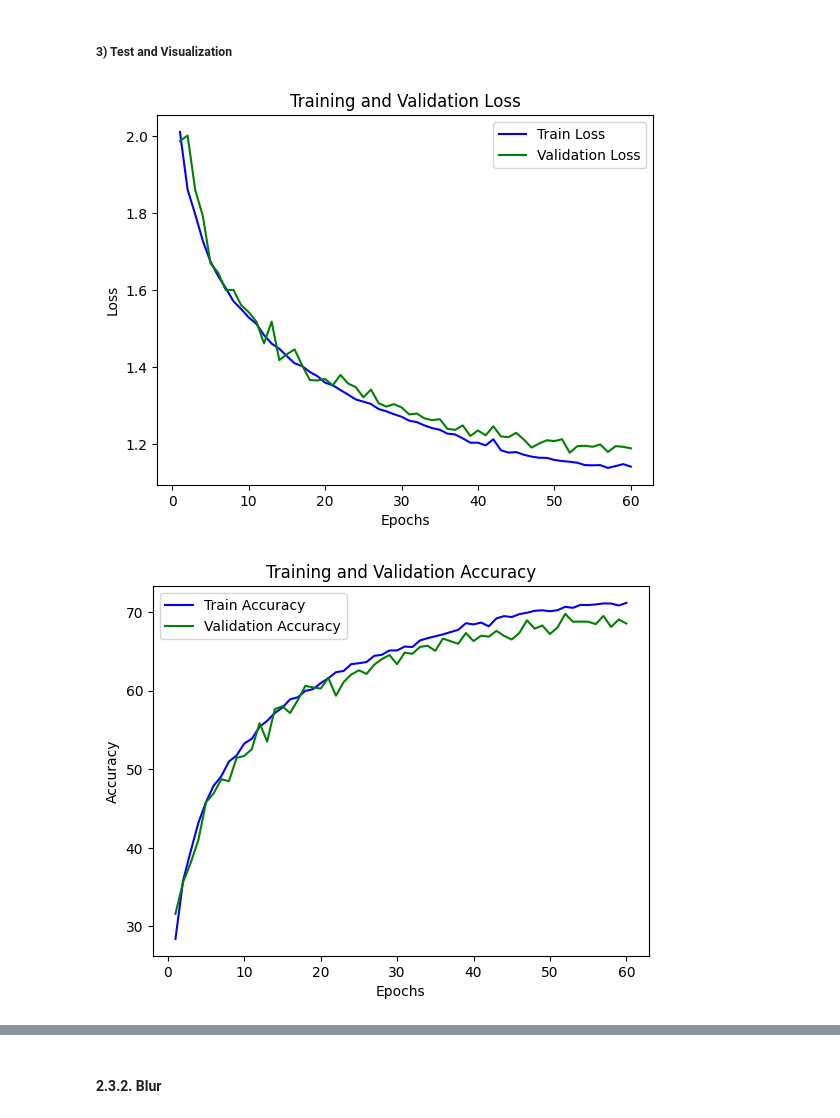
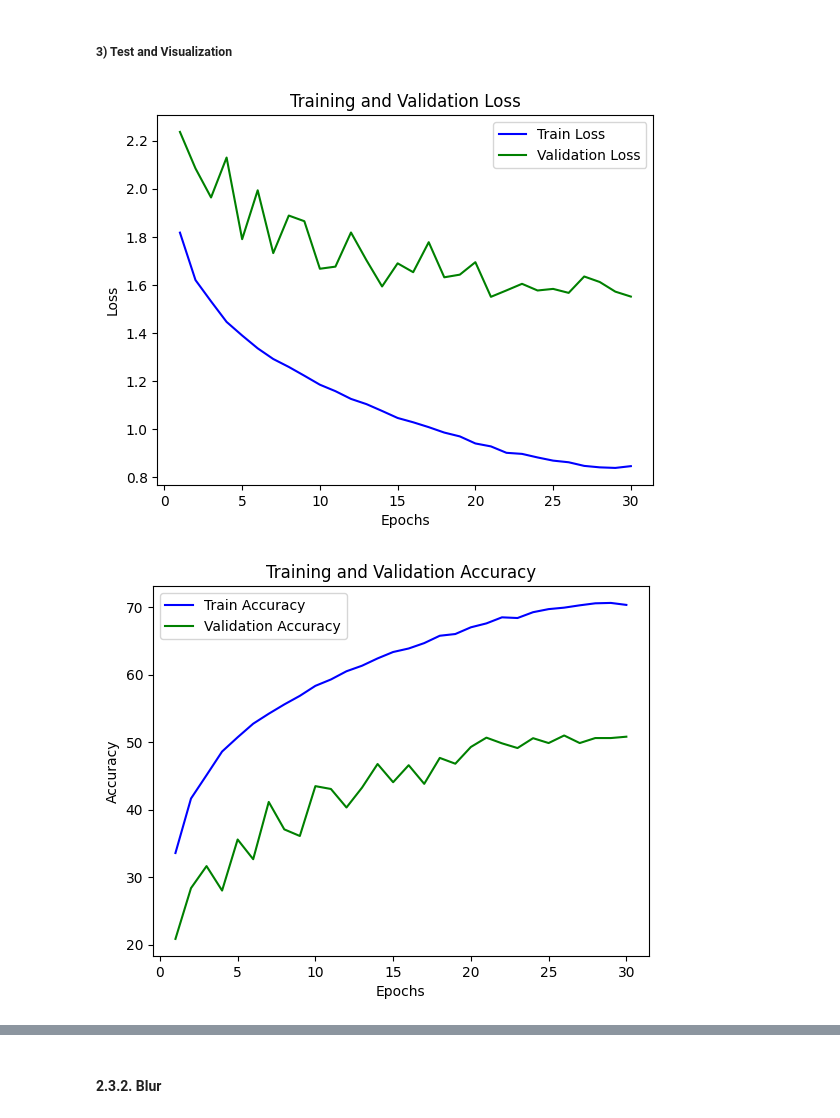
Before and after one commit to suhyeon-gwon/25ai_mini_project, a Jupyter notebook: pipeline.ipynb, the cells around one changed output, grey strips where cells are left out. Saved outputs shown, nothing was run; the diff lists cells and outputs as text; code cells hidden in the pictures.

```diff
--- a/pipeline.ipynb
+++ b/pipeline.ipynb
@@ -645,8 +634,7 @@ test_acc_var2, test_loss_var2, test_f1_var2 = eval(best_model_var2, test_loader=
 # 1. prepare new CIFAR10 train data(perturbation)
 # transform
 transform_var3 = transforms.Compose([
-    transforms.RandomCrop(20, padding=4), # crop 40->30,
-    transforms.RandomHorizontalFlip(), # flip
+    transforms.RandomResizedCrop((20, 20)), # crop
     transforms.ToTensor(),
     transforms.Normalize((0.4914, 0.4822, 0.4465), (0.2023, 0.1994, 0.2010)), # well-known values
 ])
@@ -654,12 +642,12 @@ transform_var3 = transforms.Compose([
 var3_trainset = datasets.CIFAR10(root='./data', train=True, download=True, transform=transform_var3)
 
 # split
+g = torch.Generator().manual_seed(seed) # seed 고정
 train_size = int(0.9 * len(var3_trainset))
 val_size = len(var3_trainset) - train_size
-trainset_var3, valset_var3 = random_split(var3_trainset, [train_size, val_size], generator=g)
+trainset_var3, _ = random_split(var3_trainset, [train_size, val_size], generator=g) # 앞선 세팅과 같은 시드를 썼으므로 같은 기준으로 split
 
 # loader
 train_loader_var3 = torch.utils.data.DataLoader(trainset_var3, batch_size=BATCH_SIZE, shuffle=True, num_workers=0)
-val_loader_var3 = torch.utils.data.DataLoader(valset_var3, batch_size=BATCH_SIZE, shuffle=False, num_workers=0)
 # %% [output]
 Files already downloaded and verified
@@ -677,22 +672,20 @@ Class labels:  frog  plane frog  plane
 # %% [markdown]
 ##### 2) Model and Train
 # %%
-NUM_EPOCHS2 = 60
-
 # 2. resnet18
 model_var3 = models.resnet18(weights=None, num_classes=10) # 10 classes
 model_var3.to(DEVICE)
 
 # 3. select loss function, optimizer, and lr scheduler
-criterion = nn.CrossEntropyLoss(label_smoothing=0.1)
+criterion = nn.CrossEntropyLoss()
 optimizer = optim.AdamW(model_var3.parameters(), lr=1e-3)
 
 scheduler = torch.optim.lr_scheduler.CosineAnnealingLR(
     optimizer,
-    T_max=NUM_EPOCHS2,
+    T_max=NUM_EPOCHS,
     eta_min=1e-6,
 )
 # %%
 # 4. train
-loss_list_var3, acc_list_var3, f1_list_var3, val_loss_list_var3, val_acc_list_var3, val_f1_list_var3 = train(model_var3, criterion, optimizer, scheduler, num_epochs=NUM_EPOCHS2, train_loader=train_loader_var3, val_loader=val_loader_var3, to_save='2-3_var3')
+loss_list_var3, acc_list_var3, f1_list_var3, val_loss_list_var3, val_acc_list_var3, val_f1_list_var3 = train(model_var3, criterion, optimizer, scheduler, num_epochs=NUM_EPOCHS, train_loader=train_loader_var3, val_loader=val_loader_baseline, to_save='2-3_var3')
 # %% [output]
@@ -750,9 +743,9 @@ loss_list_var3, acc_list_var3, f1_list_var3, val_loss_list_var3, val_acc_list_va
 # %%
 # 수렴이 느리다는 관찰
 # 5. visualization
-graph(loss_list_var3, val_loss_list_var3, "Loss", NUM_EPOCHS2)
-graph(acc_list_var3, val_acc_list_var3, "Accuracy", NUM_EPOCHS2)
-graph(f1_list_var3, val_f1_list_var3, "F1", NUM_EPOCHS2)
+graph(loss_list_var3, val_loss_list_var3, "Loss", NUM_EPOCHS)
+graph(acc_list_var3, val_acc_list_var3, "Accuracy", NUM_EPOCHS)
+graph(f1_list_var3, val_f1_list_var3, "F1", NUM_EPOCHS)
 # %% [output]
-[figure, old version]
+[figure, new version]
-[figure, old version]
+[figure, new version]
```
Also changed, not shown: parts of 49 cells of this notebook.
